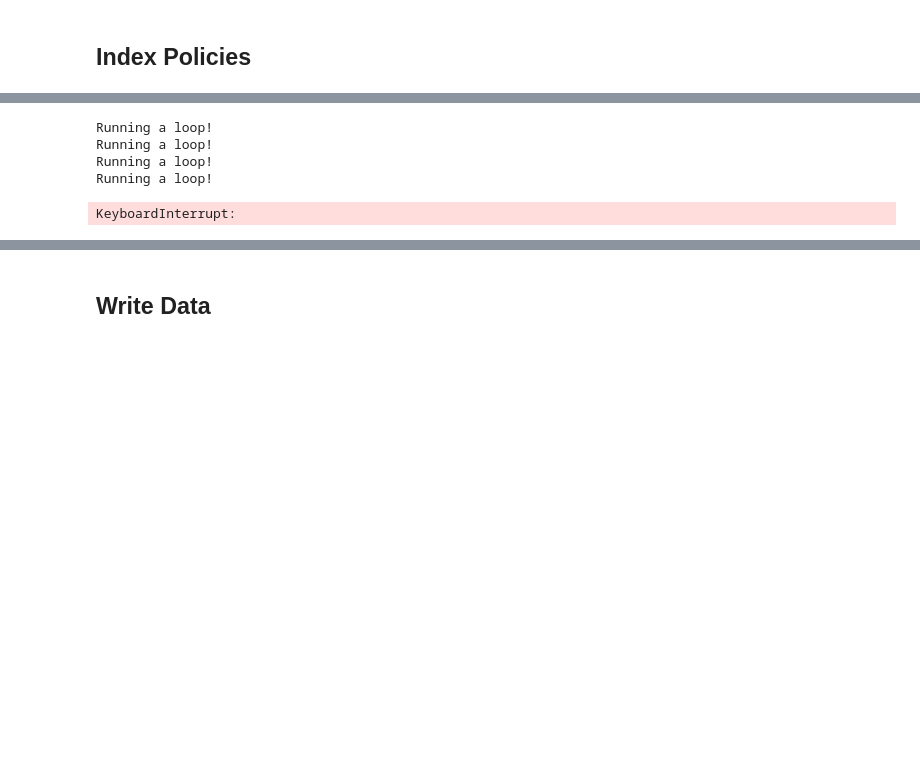
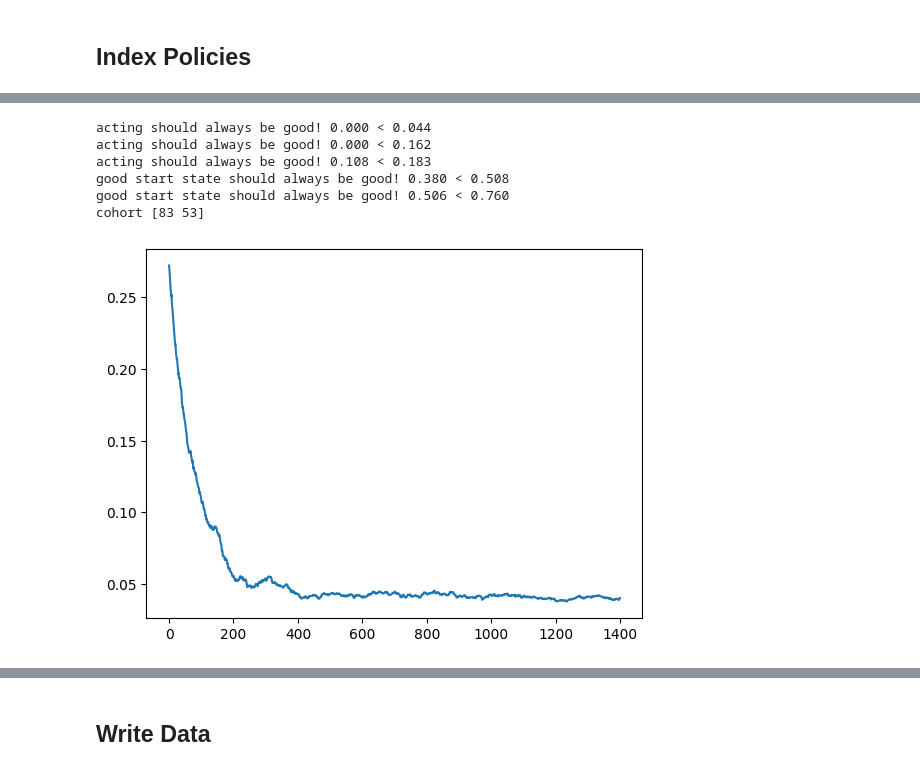
Before and after one commit to naveenr414/food-rescue-rmab, a Jupyter notebook: scripts/MCTS Real Experiments.ipynb, the cells around one changed output, grey strips where cells are left out. Saved outputs shown, nothing was run; the diff lists cells and outputs as text; code cells hidden in the pictures; blank space fills up the shorter version.

```diff
--- a/scripts/MCTS Real Experiments.ipynb
+++ b/scripts/MCTS Real Experiments.ipynb
@@ -83,4 +98,0 @@ np.random.seed(seed)
-# %%
-all_features = np.arange(all_population_size)
-
-match_probabilities = get_match_probs([i//volunteers_per_arm+1 for i in range(all_population_size * volunteers_per_arm)])
@@ -87,5 +101,14 @@ match_probabilities = get_match_probs([i//volunteers_per_arm+1 for i in range(al
 # %%
-np.random.seed(seed)
-random.seed(seed)
-simulator = RMABSimulator(all_population_size, all_features, all_transitions,
-            n_arms, volunteers_per_arm, episode_len, n_epochs, n_episodes, budget, discount,number_states=n_states, reward_style='match',match_probability_list=match_probabilities,TIME_PER_RUN=TIME_PER_RUN)
+def create_environment(seed):
+    random.seed(seed)
+    np.random.seed(seed)
+
+    all_features = np.arange(all_population_size)
+    match_probabilities = []
+
+    if seed in match_probabilities_by_seed:
+        match_probabilities = match_probabilities_by_seed[seed]
+    simulator = RMABSimulator(all_population_size, all_features, all_transitions,
+                n_arms, volunteers_per_arm, episode_len, n_epochs, n_episodes, budget, discount,number_states=n_states, reward_style='match',match_probability_list=match_probabilities,TIME_PER_RUN=TIME_PER_RUN,contextual=True)
+
+    return simulator
@@ -149,22 +164,0 @@ Took 24.540249824523926 time
-# %%
-simulator.mcts_test_iterations = 10
-simulator.mcts_train_iterations = 10
-
-policy = full_mcts_policy
-name = "mcts"
-mcts_match, mcts_active_rate,memory = run_heterogenous_policy(simulator, n_episodes, n_epochs, discount,policy,seed,lamb=lamb,get_memory=True,should_train=True,test_T=100)
-time_mcts = simulator.time_taken
-mcts_discounted_reward = get_discounted_reward(mcts_match,mcts_active_rate,discount,lamb)
-
-print(mcts_discounted_reward)
-
-results['{}_reward'.format(name)] = mcts_discounted_reward
-results['{}_match'.format(name)] = np.mean(mcts_match)
-results['{}_active'.format(name)] = np.mean(mcts_active_rate)
-results['{}_time'.format(name)] = time_mcts
-# %% [output]
-Running a loop!
-Running a loop!
-Running a loop!
-Running a loop!
-KeyboardInterrupt:
@@ -170,0 +167,28 @@ KeyboardInterrupt:
+# %%
+policy = full_mcts_policy_contextual
+name = "mcts"
+
+rewards, memory, simulator = run_multi_seed(seed_list,policy,is_mcts=True,train_iterations=train_iterations,test_iterations=test_iterations)
+results['{}_reward'.format(name)] = rewards['reward']
+results['{}_match'.format(name)] =  rewards['match']
+results['{}_active'.format(name)] = rewards['active_rate']
+results['{}_time'.format(name)] =  rewards['time']
+print(np.mean(rewards['reward']))
+# %% [output]
+acting should always be good! 0.000 < 0.044
+acting should always be good! 0.000 < 0.162
+acting should always be good! 0.108 < 0.183
+good start state should always be good! 0.380 < 0.508
+good start state should always be good! 0.506 < 0.760
+cohort [83 53]
+# %%
+if is_jupyter:
+    def plot_sliding_window(data):
+        return [np.mean(data[i:i+100]) for i in range(len(data)-100)]
+    policy_loss_1 = memory[0][-5]
+    value_loss_1 = memory[0][-9]
+# %%
+if is_jupyter:
+    plt.plot(plot_sliding_window(value_loss_1))
+# %% [output]
+[figure, added]
```
Also changed, not shown: parts of 14 cells of this notebook, 14 other files.
